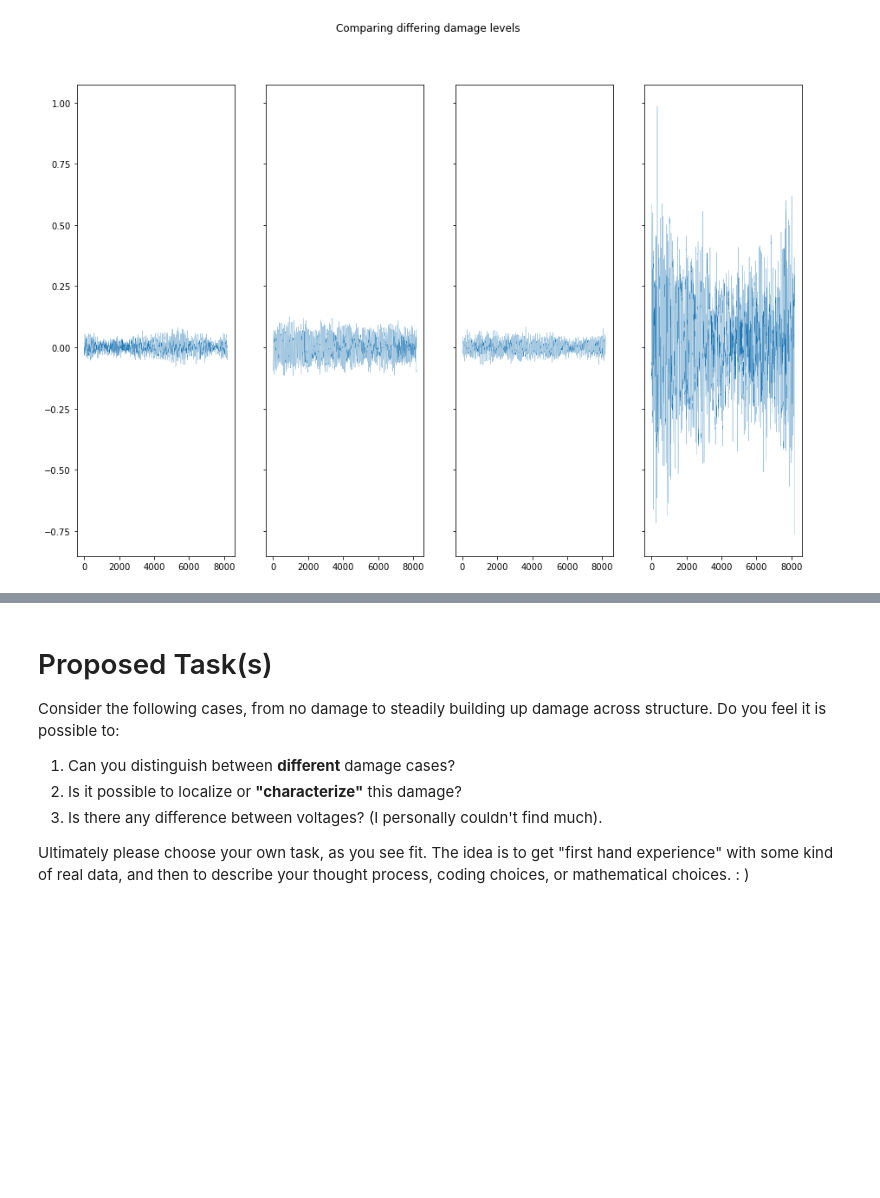
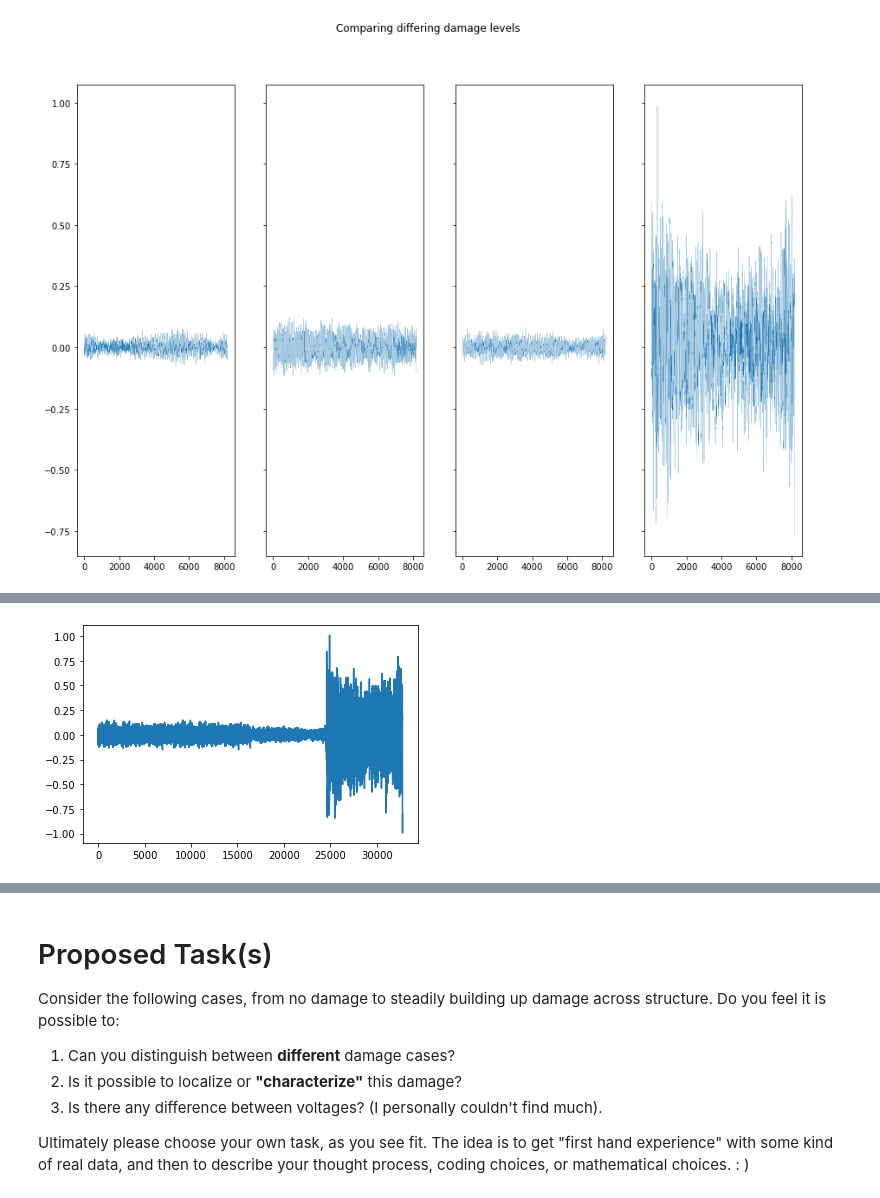
Before and after one commit to twan3617/anomalies, a Jupyter notebook: Example_Data_Sandia.ipynb, the cells around one changed output, grey strips where cells are left out. Saved outputs shown, nothing was run; the diff lists cells and outputs as text; code cells hidden in the pictures; blank space fills up the shorter version.

```diff
--- a/Example_Data_Sandia.ipynb
+++ b/Example_Data_Sandia.ipynb
@@ -284,0 +304,9 @@ plt.savefig("MA_damages.png")
+# %%
+ts_cat= pd.concat([data_L00_DB0_8, data_L00_DB0_8, data_L00_DBB_1_8, data_L00_DBB_13_8],axis=0)
+
+plt.plot(ts_cat.values)
+
+m = 8192
+mp = stumpy.stump(ts_cat.astype(float), m)
+# %% [output]
+[figure, added]
```
Also changed, not shown: parts of 10 cells of this notebook.
